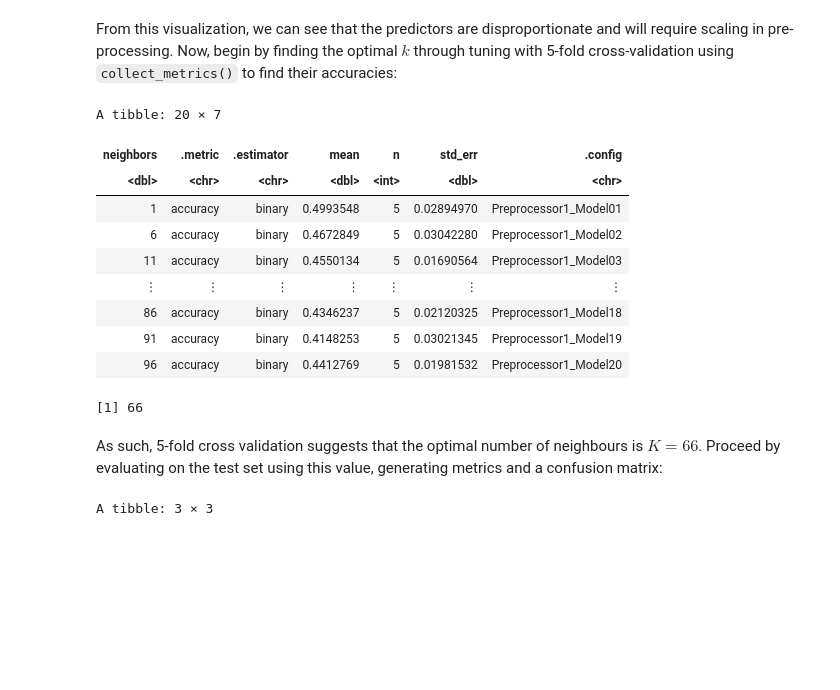
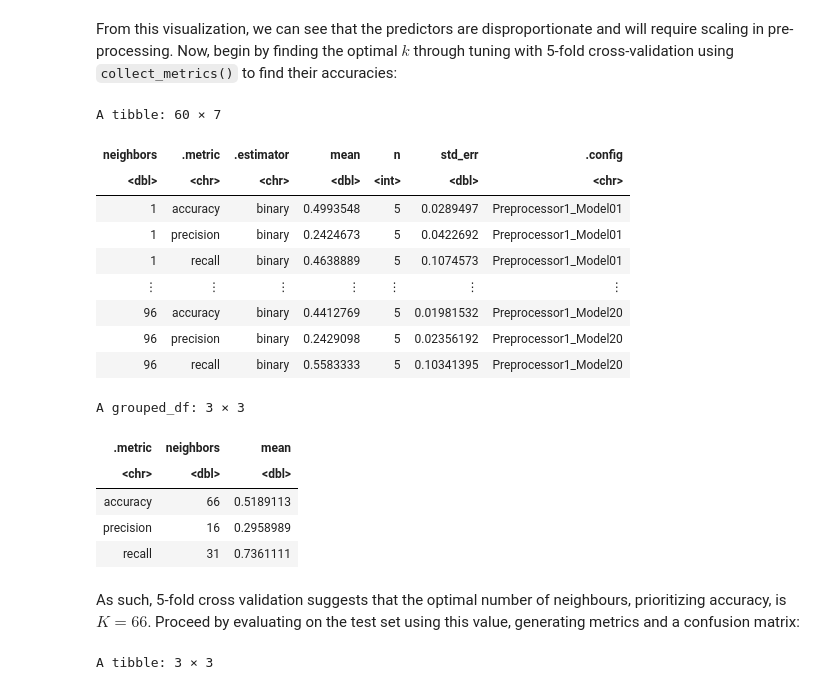
Before and after one commit to evansun06/Player-Prediction-Modelling, a Jupyter notebook: Final_Report.ipynb, the cells around one changed output. Cells and saved outputs as stored; diff of their text form; code cells hidden in the pictures; blank space fills up the shorter version.

```diff
--- a/Final_Report.ipynb
+++ b/Final_Report.ipynb
@@ -124,49 +127,62 @@ age_v_hour
 # %% [markdown]
 From this visualization, we can see that the predictors are disproportionate and will require scaling in pre-processing. Now, begin by finding the optimal $k$ through tuning with 5-fold cross-validation using `collect_metrics()` to find their accuracies:
 # %%
-set.seed(118) # remove effects of randomness
+
+options(repr.matrix.max.rows = 6) # reduce display of data for brevity
 
 players_split <- initial_split(players, prop = 0.80, strata = subscribe)
 players_train <- training(players_split)
 players_test <- testing(players_split)
 
 players_recipe <- recipe(subscribe ~ ., data = players_train) |>
     step_scale(all_predictors()) |> # scale data
     step_center(all_predictors()) |> # centre data
     step_upsample(subscribe, over_ratio = 1, skip = TRUE) # oversamples the No class to mitigate class imbalance
     # skip is set to TRUE, since we only want to oversample on training folds
 
+
+### Specify the tuning model
 training_spec <- nearest_neighbor(weight_func = "rectangular", neighbors = tune()) |>
     set_engine("kknn") |>
     set_mode("classification")
 
 players_vfold <- vfold_cv(players_train, v = 5, strata = subscribe)
 
 k_vals <- tibble(neighbors = seq(from = 1, to = 100, by = 5))
 knn_results <- workflow() |>
     add_recipe(players_recipe) |>
     add_model(training_spec) |>
-    tune_grid(resamples = players_vfold, grid = k_vals) |>
-    collect_metrics() |>
-    filter(.metric == "accuracy")
+    tune_grid(resamples = players_vfold,
+              grid = k_vals,
+              metrics = metric_set(accuracy, recall, precision)) |>
+    collect_metrics()
 knn_results
 
-optimal_k <- knn_results |>
-    slice_max(order_by = mean, n = 1) |> # sort by decreasing accuracy and choose the first row
-    pull(neighbors)
-print(optimal_k)
+### Find best K for Accuracy, Precision, and Recall.
+optimal_k_df <- knn_results |>
+    group_by(.metric) |>
+    slice_max(mean, n = 1) |>
+    select(.metric, neighbors, mean)
+optimal_k_df
+
+optimal_k_accuracy = 66
 # %% [output]
-A tibble: 20 × 7
+A tibble: 60 × 7
 | neighbors | .metric | .estimator | mean | n | std_err | .config |
 | <dbl> | <chr> | <chr> | <dbl> | <int> | <dbl> | <chr> |
-| 1 | accuracy | binary | 0.4993548 | 5 | 0.02894970 | Preprocessor1_Model01 |
-| 6 | accuracy | binary | 0.4672849 | 5 | 0.03042280 | Preprocessor1_Model02 |
-| 11 | accuracy | binary | 0.4550134 | 5 | 0.01690564 | Preprocessor1_Model03 |
+| 1 | accuracy | binary | 0.4993548 | 5 | 0.0289497 | Preprocessor1_Model01 |
+| 1 | precision | binary | 0.2424673 | 5 | 0.0422692 | Preprocessor1_Model01 |
+| 1 | recall | binary | 0.4638889 | 5 | 0.1074573 | Preprocessor1_Model01 |
 | ⋮ | ⋮ | ⋮ | ⋮ | ⋮ | ⋮ | ⋮ |
-| 86 | accuracy | binary | 0.4346237 | 5 | 0.02120325 | Preprocessor1_Model18 |
-| 91 | accuracy | binary | 0.4148253 | 5 | 0.03021345 | Preprocessor1_Model19 |
 | 96 | accuracy | binary | 0.4412769 | 5 | 0.01981532 | Preprocessor1_Model20 |
+| 96 | precision | binary | 0.2429098 | 5 | 0.02356192 | Preprocessor1_Model20 |
+| 96 | recall | binary | 0.5583333 | 5 | 0.10341395 | Preprocessor1_Model20 |
-[1] 66
+A grouped_df: 3 × 3
+| .metric | neighbors | mean |
+| <chr> | <dbl> | <dbl> |
+| accuracy | 66 | 0.5189113 |
+| precision | 16 | 0.2958989 |
+| recall | 31 | 0.7361111 |
 # %% [markdown]
-As such, 5-fold cross validation suggests that the optimal number of neighbours is $K = 66$. Proceed by evaluating on the test set using this value, generating metrics and a confusion matrix:
+As such, 5-fold cross validation suggests that the optimal number of neighbours, prioritizing accuracy, is $K = 66$. Proceed by evaluating on the test set using this value, generating metrics and a confusion matrix:
 # %%
```
Also changed, not shown: parts of 4 cells of this notebook.
